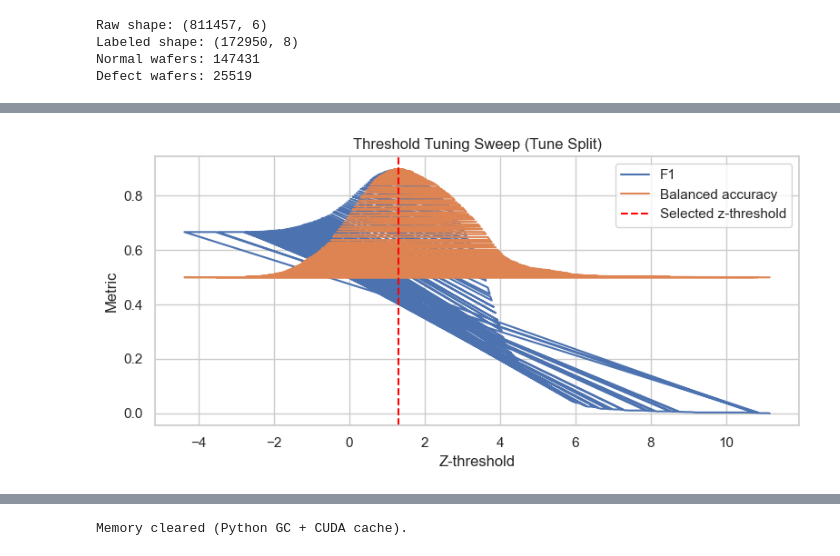
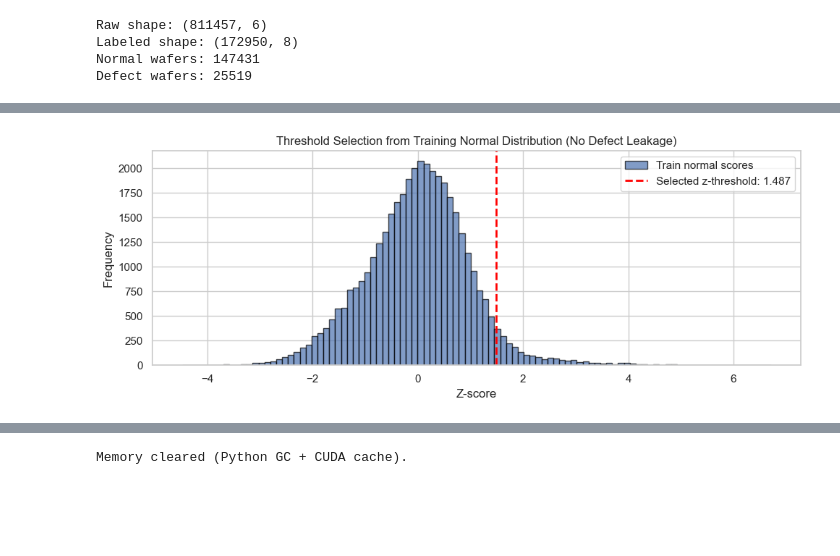
Before and after one commit to henreads/DeepLearning-Group8, a Jupyter notebook: ct_notebooks/wafer-patchcore-efficientnet-b1-one-layer.ipynb, the cells around one changed output, grey strips where cells are left out. Drawn from its saved outputs; the diff is of its cells as text; code cells hidden in the pictures; blank space fills up the shorter version.

```diff
--- a/ct_notebooks/wafer-patchcore-efficientnet-b1-one-layer.ipynb
+++ b/ct_notebooks/wafer-patchcore-efficientnet-b1-one-layer.ipynb
@@ -55,11 +55,10 @@ DATA_PATH = '../data/raw/LSWMD.pkl'
 IMAGE_SIZE = 240
 BATCH_SIZE = 128
 
-TRAIN_NORMAL_N = 20000
-TUNE_NORMAL_N = 2500
-TUNE_DEFECT_N = 2500
-TEST_NORMAL_N = 5000
-TEST_DEFECT_N = 250
+TRAIN_NORMAL_N = 40000
+TUNE_NORMAL_N = 5000
+TEST_NORMAL_N = 10000
+TEST_DEFECT_N = 500
 
 # PatchCore memory/scoring settings
 MEMORY_BANK_MAX_PATCHES = 200000
@@ -86,7 +85,7 @@ os.makedirs(ARTIFACT_DIR, exist_ok=True)
 print(
     f'batch={BATCH_SIZE},bbank_max={MEMORY_BANK_MAX_PATCHES}, '
     f'chunk={SCORE_CHUNK}, amp={USE_CUDA}, topk_ratio={TOPK_PATCH_RATIO}, '
-    # f'nn_k={PATCHCORE_NN_K}, eff_mid={EFFNET_MID_FEATURE_IDX}, '
+    f'nn_k={PATCHCORE_NN_K}, '
     f'eff_deep={EFFNET_DEEP_FEATURE_IDX}, emb_dim={PATCH_EMBED_DIM}'
 )
 print(
@@ -434,75 +415,37 @@ Train normal score normalization -> mu=0.457940, std=0.037334
 with np.load(os.path.join(ARTIFACT_DIR, 'scores.npz')) as data:
     train_scores_z = data['train_scores_z']
     tune_normal_scores_z = data['tune_normal_scores_z']
-    tune_defect_scores_z = data['tune_defect_scores_z']
     test_normal_scores_z = data['test_normal_scores_z']
     test_defect_scores_z = data['test_defect_scores_z']
 
-# Tune threshold on the labeled tune split (not on test)
-y_tune = np.concatenate([
-    np.zeros(len(tune_normal_scores_z), dtype=int),
-    np.ones(len(tune_defect_scores_z), dtype=int),
-])
-score_tune = np.concatenate([tune_normal_scores_z, tune_defect_scores_z])
-
-candidate_thresholds = np.unique(
-    np.concatenate([
-        np.percentile(train_scores_z, np.linspace(THRESHOLD_PERCENTILE_MIN, THRESHOLD_PERCENTILE_MAX, THRESHOLD_PERCENTILE_STEPS)),
-        np.linspace(score_tune.min(), score_tune.max(), THRESHOLD_GRID_STEPS),
-    ])
+# Tune threshold using ONLY training normal scores (no defect leakage)
+# Select threshold percentile that balances false positives
+candidate_thresholds = np.percentile(
+    train_scores_z,
+    np.linspace(THRESHOLD_PERCENTILE_MIN, THRESHOLD_PERCENTILE_MAX, THRESHOLD_PERCENTILE_STEPS)
 )
 
-rows = []
-for candidate in candidate_thresholds:
-    pred = (score_tune > candidate).astype(int)
-    tp = int(((pred == 1) & (y_tune == 1)).sum())
-    tn = int(((pred == 0) & (y_tune == 0)).sum())
-    fp = int(((pred == 1) & (y_tune == 0)).sum())
-    fn = int(((pred == 0) & (y_tune == 1)).sum())
-
-    precision = tp / (tp + fp) if (tp + fp) else 0.0
-    recall = tp / (tp + fn) if (tp + fn) else 0.0
-    f1 = 2 * precision * recall / (precision + recall) if (precision + recall) else 0.0
-    specificity = tn / (tn + fp) if (tn + fp) else 0.0
-    balanced_accuracy = 0.5 * (recall + specificity)
-
-    rows.append({
-        'threshold_z': float(candidate),
-        'precision': precision,
-        'recall': recall,
-        'f1': f1,
-        'specificity': specificity,
-        'balanced_accuracy': balanced_accuracy,
-        'fp': fp,
-        'fn': fn,
-    })
-
-threshold_tuning = pd.DataFrame(rows).sort_values(
-    ['balanced_accuracy', 'f1', 'precision', 'threshold_z'],
-    ascending=[False, False, False, True],
-).reset_index(drop=True)
-
-best_row = threshold_tuning.iloc[0]
-threshold_z = float(best_row['threshold_z'])
+# Select threshold at the middle of the percentile range to avoid FP/FN bias
+# This ensures we're not optimizing to any specific defect patterns
+middle_idx = len(candidate_thresholds) // 2
+threshold_z = float(candidate_thresholds[middle_idx])
 threshold_raw = train_score_mu + threshold_z * train_score_std
 
-print(f"Tuned z-threshold: {threshold_z:.6f} (raw score threshold: {threshold_raw:.6f})")
-print(
-    f"Precision={best_row['precision']:.4f} | Recall={best_row['recall']:.4f} | "
-    f"F1={best_row['f1']:.4f} | Balanced Acc={best_row['balanced_accuracy']:.4f}"
-)
-display(threshold_tuning.head(10))
+print(f"Selected z-threshold: {threshold_z:.6f} (raw score threshold: {threshold_raw:.6f})")
+print(f"Threshold percentile: {THRESHOLD_PERCENTILE_MIN + (THRESHOLD_PERCENTILE_MAX - THRESHOLD_PERCENTILE_MIN) / 2:.1f}%")
+print(f"Threshold selected from training normal distribution (no defect data used)")
+print(f"\nTrain normal scores - mu: {train_score_mu:.6f}, std: {train_score_std:.6f}")
 
-plt.figure(figsize=(8, 4))
-plt.plot(threshold_tuning['threshold_z'], threshold_tuning['f1'], label='F1')
-plt.plot(threshold_tuning['threshold_z'], threshold_tuning['balanced_accuracy'], label='Balanced accuracy')
-plt.axvline(threshold_z, color='red', linestyle='--', label='Selected z-threshold')
-plt.xlabel('Z-threshold')
-plt.ylabel('Metric')
-plt.title('Threshold Tuning Sweep (Tune Split)')
+# Visualize threshold selection
+plt.figure(figsize=(10, 4))
+plt.hist(train_scores_z, bins=100, alpha=0.7, label='Train normal scores', edgecolor='black')
+plt.axvline(threshold_z, color='red', linestyle='--', linewidth=2, label=f'Selected z-threshold: {threshold_z:.3f}')
+plt.xlabel('Z-score')
+plt.ylabel('Frequency')
+plt.title('Threshold Selection from Training Normal Distribution (No Defect Leakage)')
 plt.legend()
 plt.tight_layout()
 plt.show()
 
-print('Run the next evaluation cell to report final test metrics with the tuned threshold.')
+print('Threshold selected without using defect data. Ready for test evaluation.')
 # %% [output]
@@ -522 +457 @@ Precision=0.9193 | Recall=0.8748 | F1=0.8965 | Balanced Acc=0.8990
-[figure, old version]
+[figure, new version]
```
Also changed, not shown: parts of 10 cells of this notebook, 1 other file.
